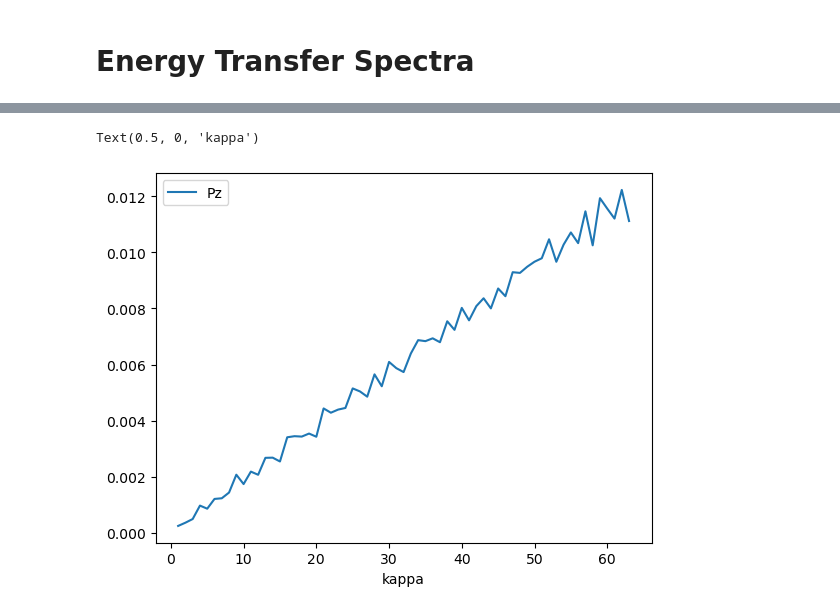
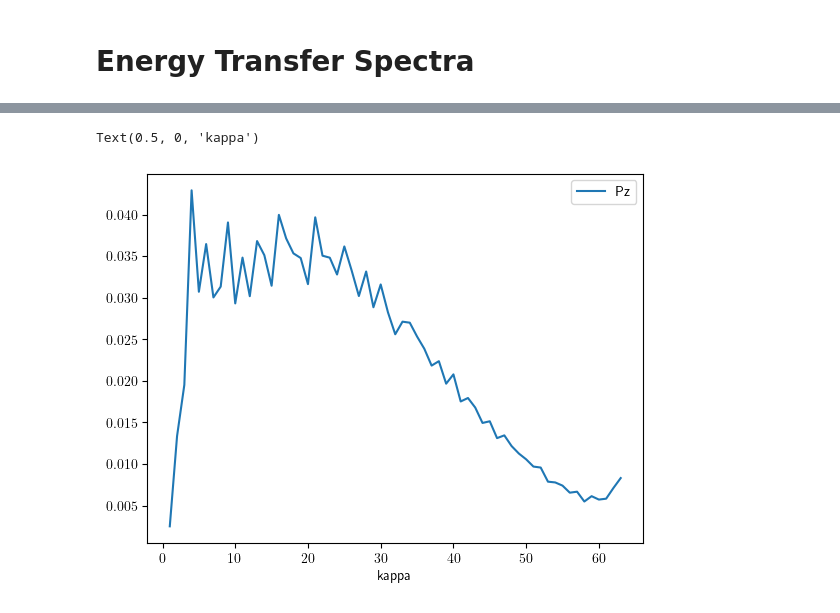
Before and after one commit to moeindarman77/CGFT, a Jupyter notebook: metrics.ipynb, the cells around one changed output, grey strips where cells are left out. Saved outputs shown, nothing was run; the diff lists cells and outputs as text; code cells hidden in the pictures.

```diff
--- a/metrics.ipynb
+++ b/metrics.ipynb
@@ -539,22 +544,23 @@ def enstrophyTransfer_spectra_2DFHIT(Omega, PiOmega, Kx, Ky, input_space='physic
 
     return spectra, wavenumber
 # %%
-U = torch.randn(400, 128, 128)
-V = torch.randn(400, 128, 128)
-S1 = torch.randn(400, 128, 128)
-S2 = torch.randn(400, 128, 128)
-S3 = torch.randn(400, 128, 128)
-Psi = torch.randn(400, 128, 128)
-PiOmega = torch.randn(400, 128, 128)
-Omega = torch.randn(400, 128, 128)
+# Trting random data as input and output:
+# U = torch.randn(400, 128, 128)
+# V = torch.randn(400, 128, 128)
+# S1 = torch.randn(400, 128, 128)
+# S2 = torch.randn(400, 128, 128)
+# S3 = torch.randn(400, 128, 128)
+# Psi = torch.randn(400, 128, 128)
+# PiOmega = torch.randn(400, 128, 128)
+# Omega = torch.randn(400, 128, 128)
 Pz_spec = torch.zeros(400, 65)
 for i in range(400):
     Pz_spec[i], kappa = enstrophyTransfer_spectra_2DFHIT(Omega[i], PiOmega[i], Kx, Ky, input_space='physical')
 
 
 plt.plot(kappa[1:-1], Pz_spec.mean(axis=0).T[1:-1], label='Pz')
 plt.legend()
 plt.xlabel('kappa')
 # %% [output]
 Text(0.5, 0, 'kappa')
-[figure, old version]
+[figure, new version]
```
Also changed, not shown: parts of 10 cells of this notebook.
